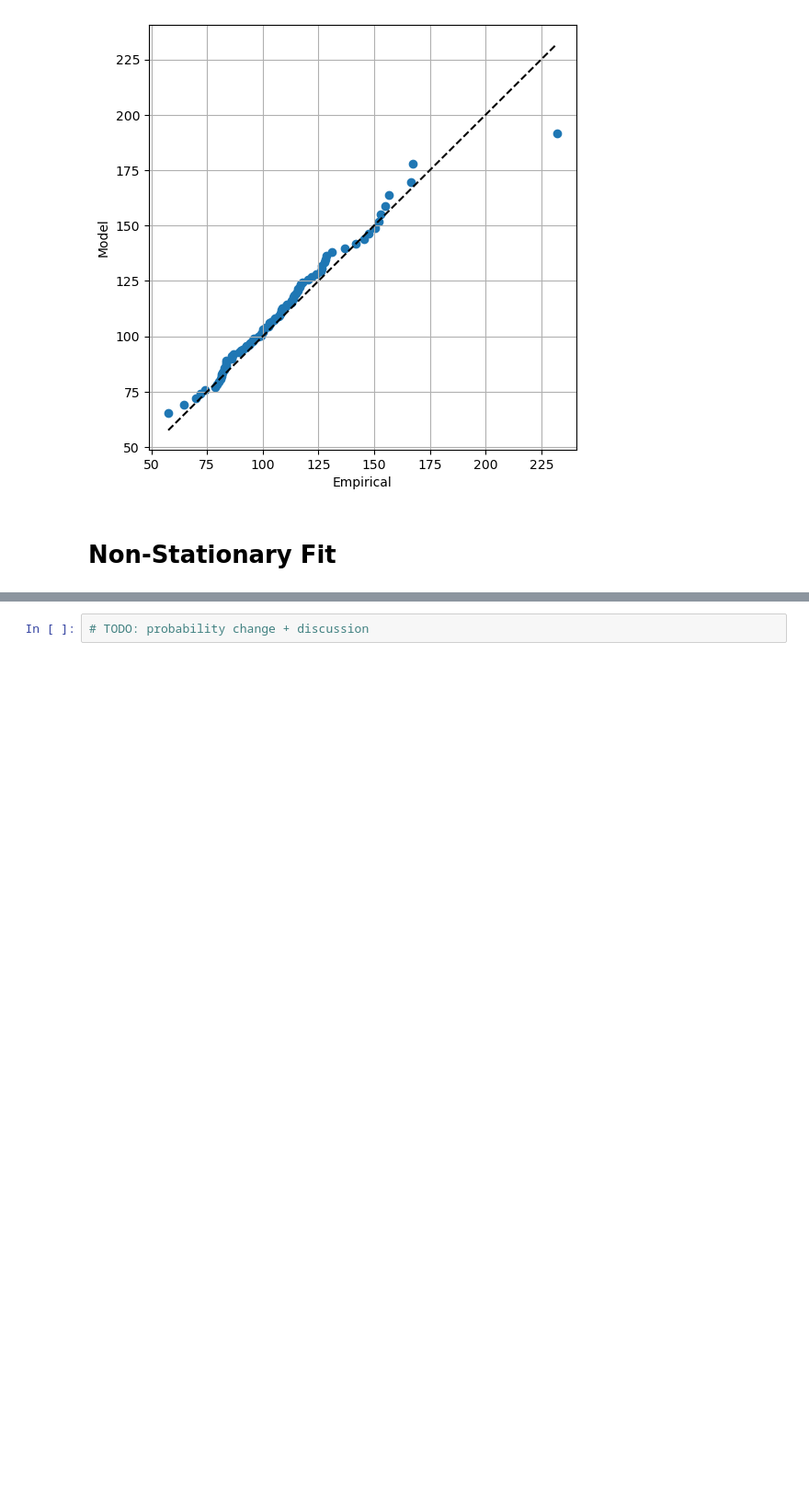
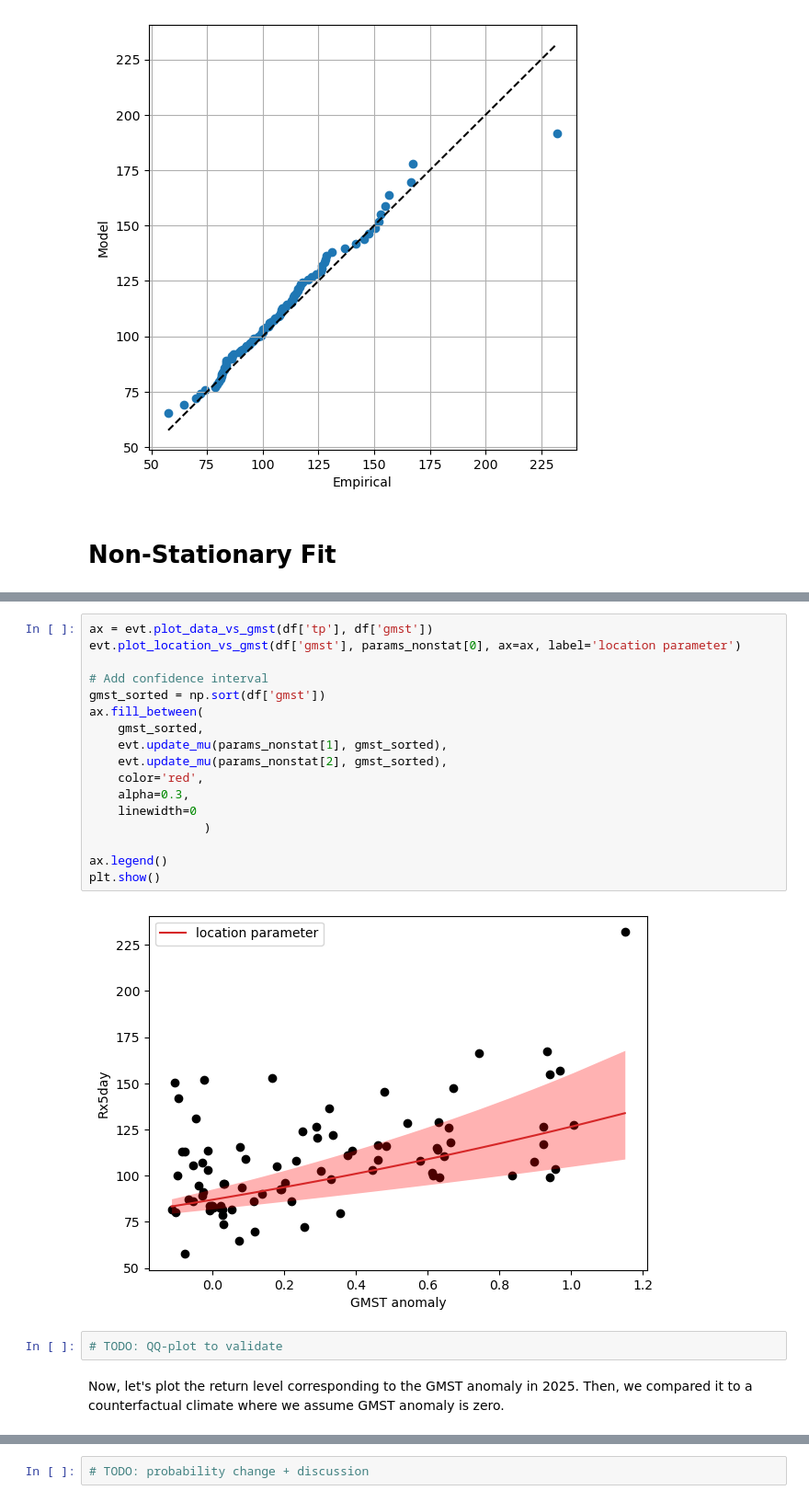
Before and after one commit to nathasya-abenita/diploma_data_analysis, a Jupyter notebook: scripts/project/extreme_trend_detection.ipynb, the cells around one changed output, grey strips where cells are left out. Shown at 92% size. Saved outputs shown, nothing was run; the diff lists cells and outputs as text; blank space fills up the shorter version.

```diff
--- a/scripts/project/extreme_trend_detection.ipynb
+++ b/scripts/project/extreme_trend_detection.ipynb
@@ -272,0 +319,23 @@ We will again apply maximum likelihood estimation to fit $\mu_0, \sigma_0, \xi,
+# %%
+ax = evt.plot_data_vs_gmst(df['tp'], df['gmst'])
+evt.plot_location_vs_gmst(df['gmst'], params_nonstat[0], ax=ax, label='location parameter')
+
+# Add confidence interval
+gmst_sorted = np.sort(df['gmst'])
+ax.fill_between(
+    gmst_sorted,
+    evt.update_mu(params_nonstat[1], gmst_sorted),
+    evt.update_mu(params_nonstat[2], gmst_sorted),
+    color='red',
+    alpha=0.3,
+    linewidth=0
+                )
+
+ax.legend()
+plt.show()
+# %% [output]
+[figure, added]
+# %%
+# TODO: QQ-plot to validate
+# %% [markdown]
+Now, let's plot the return level corresponding to the GMST anomaly in 2025. Then, we compared it to a counterfactual climate where we assume GMST anomaly is zero.
```
Also changed, not shown: parts of 14 cells of this notebook, 1 other file.
